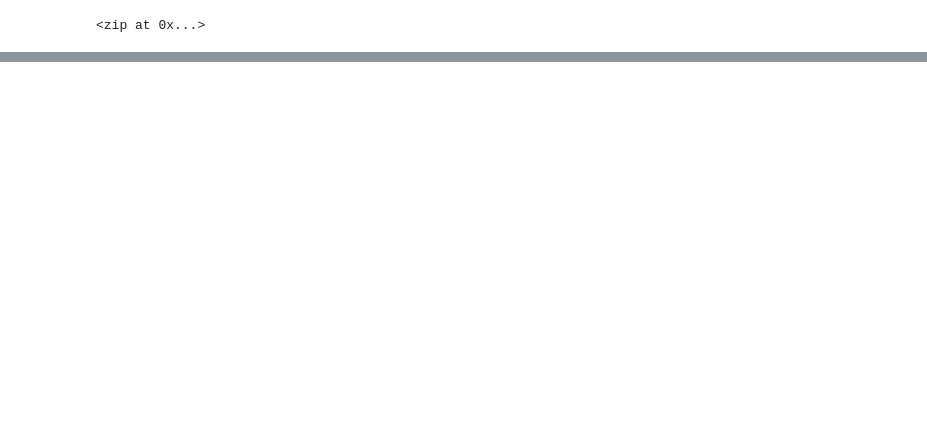
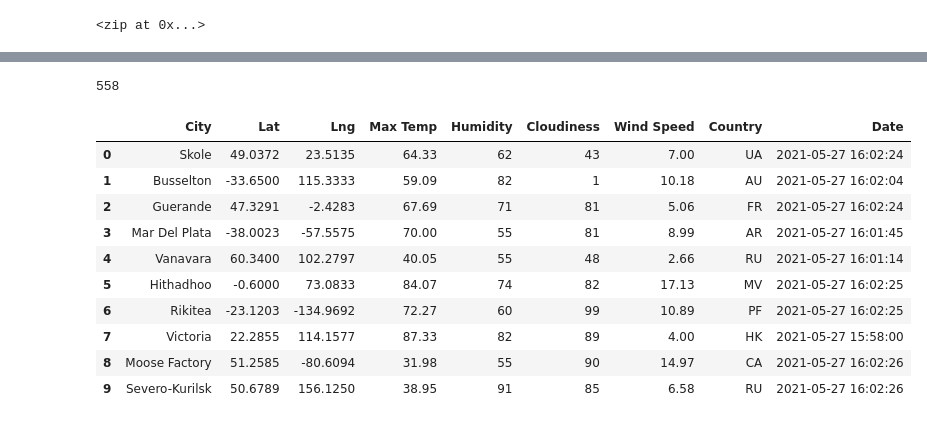
Before and after one commit to aobasuyi/World_Weather_Analysis, a Jupyter notebook: WeatherPy.ipynb, the cells around one changed output, grey strips where cells are left out. Cells and saved outputs as stored; diff of their text form; code cells hidden in the pictures; blank space fills up the shorter version.

Commit message:
gitignore, WeatherPy updated

```diff
--- a/WeatherPy.ipynb
+++ b/WeatherPy.ipynb
@@ -38,0 +45,6 @@ len(cities)
+# %%
+# Starting URL for Weather Map API Call.
+url = "http://api.openweathermap.org/data/2.5/weather?units=Imperial&APPID=" + weather_api_key
+
+# Create an endpoint URL for a city.
+#city_url = url + "&q=" + "Boston"
@@ -38,0 +133,21 @@ len(cities)
+# %%
+# Print the city count to confirm sufficient count.
+len(city_data)
+# %% [output]
+558
+# %%
+# Convert the array of dictionaries to a Pandas DataFrame.
+city_data_df = pd.DataFrame(city_data)
+city_data_df.head(10)
+# %% [output]
+|  | City | Lat | Lng | Max Temp | Humidity | Cloudiness | Wind Speed | Country | Date |
+| 0 | Skole | 49.0372 | 23.5135 | 64.33 | 62 | 43 | 7.00 | UA | 2021-05-27 16:02:24 |
+| 1 | Busselton | -33.6500 | 115.3333 | 59.09 | 82 | 1 | 10.18 | AU | 2021-05-27 16:02:04 |
+| 2 | Guerande | 47.3291 | -2.4283 | 67.69 | 71 | 81 | 5.06 | FR | 2021-05-27 16:02:24 |
+| 3 | Mar Del Plata | -38.0023 | -57.5575 | 70.00 | 55 | 81 | 8.99 | AR | 2021-05-27 16:01:45 |
+| 4 | Vanavara | 60.3400 | 102.2797 | 40.05 | 55 | 48 | 2.66 | RU | 2021-05-27 16:01:14 |
+| 5 | Hithadhoo | -0.6000 | 73.0833 | 84.07 | 74 | 82 | 17.13 | MV | 2021-05-27 16:02:25 |
+| 6 | Rikitea | -23.1203 | -134.9692 | 72.27 | 60 | 99 | 10.89 | PF | 2021-05-27 16:02:25 |
+| 7 | Victoria | 22.2855 | 114.1577 | 87.33 | 82 | 89 | 4.00 | HK | 2021-05-27 15:58:00 |
+| 8 | Moose Factory | 51.2585 | -80.6094 | 31.98 | 55 | 90 | 14.97 | CA | 2021-05-27 16:02:26 |
+| 9 | Severo-Kurilsk | 50.6789 | 156.1250 | 38.95 | 91 | 85 | 6.58 | RU | 2021-05-27 16:02:26 |
```
Also changed, not shown: parts of 7 cells of this notebook, 1 other file.
